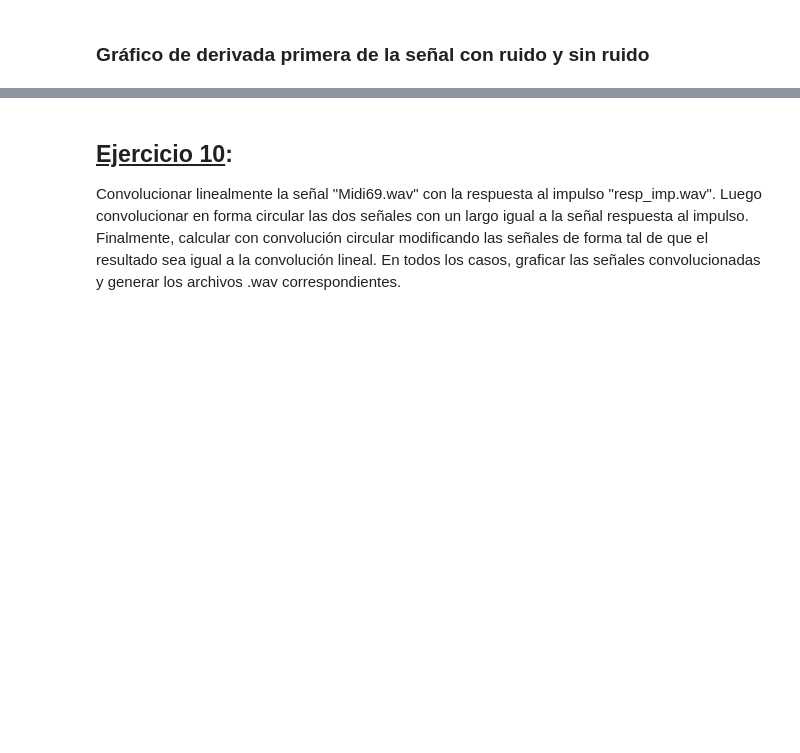
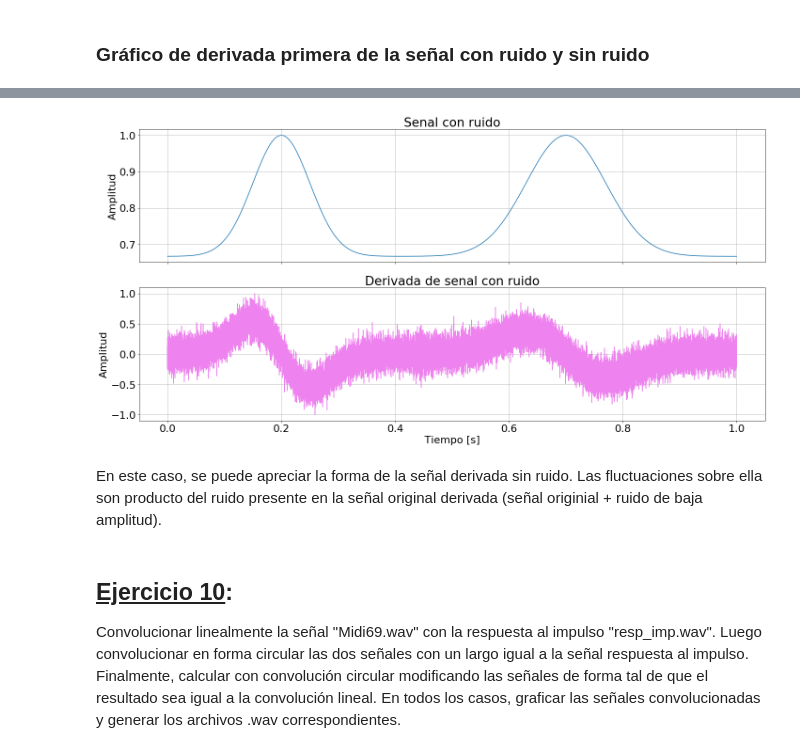
Before and after one commit to reborafs/dsp-untref, a Jupyter notebook: notebook/TP1.ipynb, the cells around one changed output, grey strips where cells are left out. Cells and saved outputs as stored; diff of their text form; code cells hidden in the pictures; blank space fills up the shorter version.

```diff
--- a/notebook/TP1.ipynb
+++ b/notebook/TP1.ipynb
@@ -657,3 +663,29 @@ for ax in axs.flat:
+# %%
+noise_009 = 0.005*np.random.normal(0,0.01, len(vector_t))
+
+x_with_noise009 = x_09 + noise_009
+
+f_de_x_with_noise009 = derivada_discreta(x_with_noise009,vector_t)
+
+
+
+plt.rcParams.update({'font.size': 22})
+fig, axs = plt.subplots(2, 1, sharex=True, sharey=False, figsize=[20, 10])
+axs[0].plot(vector_t, x_with_noise009/abs(max(x_with_noise009)))
+axs[0].set_title('Senal con ruido')
+axs[1].plot(vector_t, f_de_x_with_noise009/abs(max(f_de_x_with_noise009)), color='violet')
+axs[1].set_title('Derivada de senal con ruido')
+fig.tight_layout()
+axs.flat[0].set(ylabel='Amplitud')
+axs.flat[1].set(ylabel='Amplitud', xlabel='Tiempo [s]')
+
+
+for ax in axs.flat:
+    ax.grid()
+# %% [output]
+[figure, added]
+# %% [markdown]
+En este caso, se puede apreciar la forma de la señal derivada sin ruido. Las fluctuaciones sobre ella son producto del ruido presente en la señal original derivada (señal originial + ruido de baja amplitud).
 # %% [markdown]
 ## <u>Ejercicio 10</u>:
 
```
Also changed, not shown: parts of 20 cells of this notebook.
